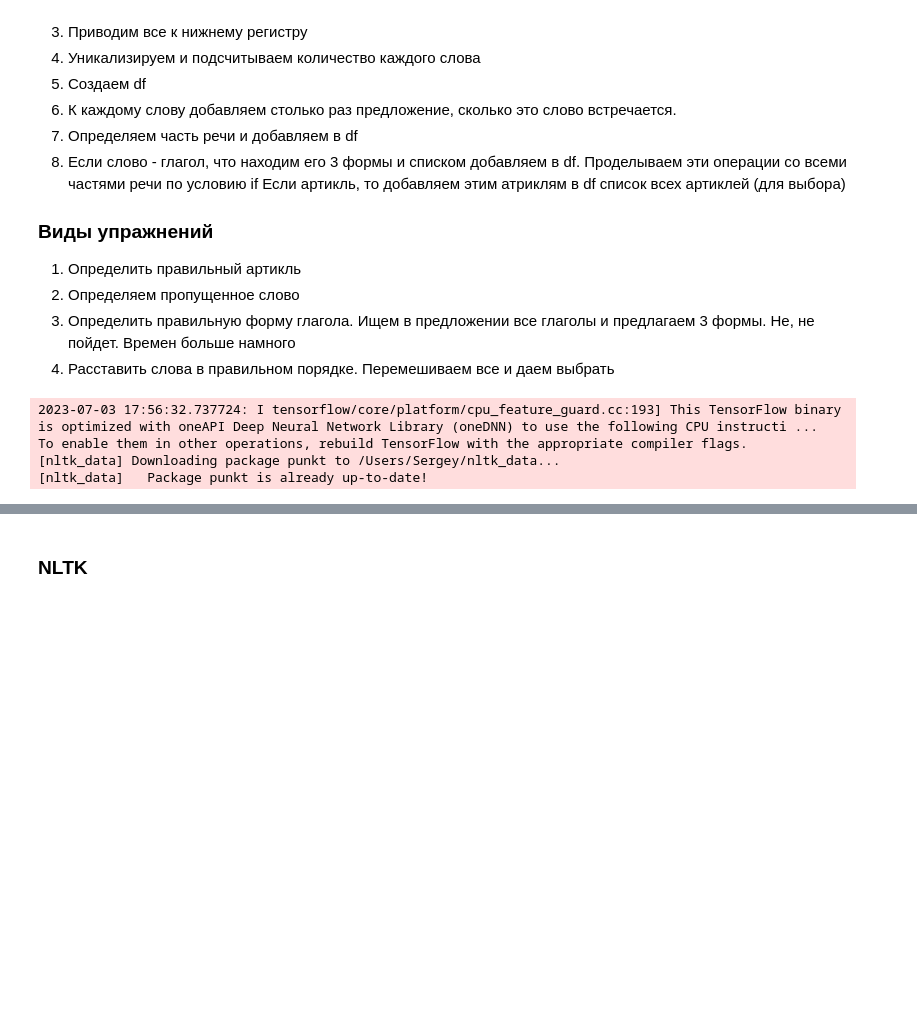
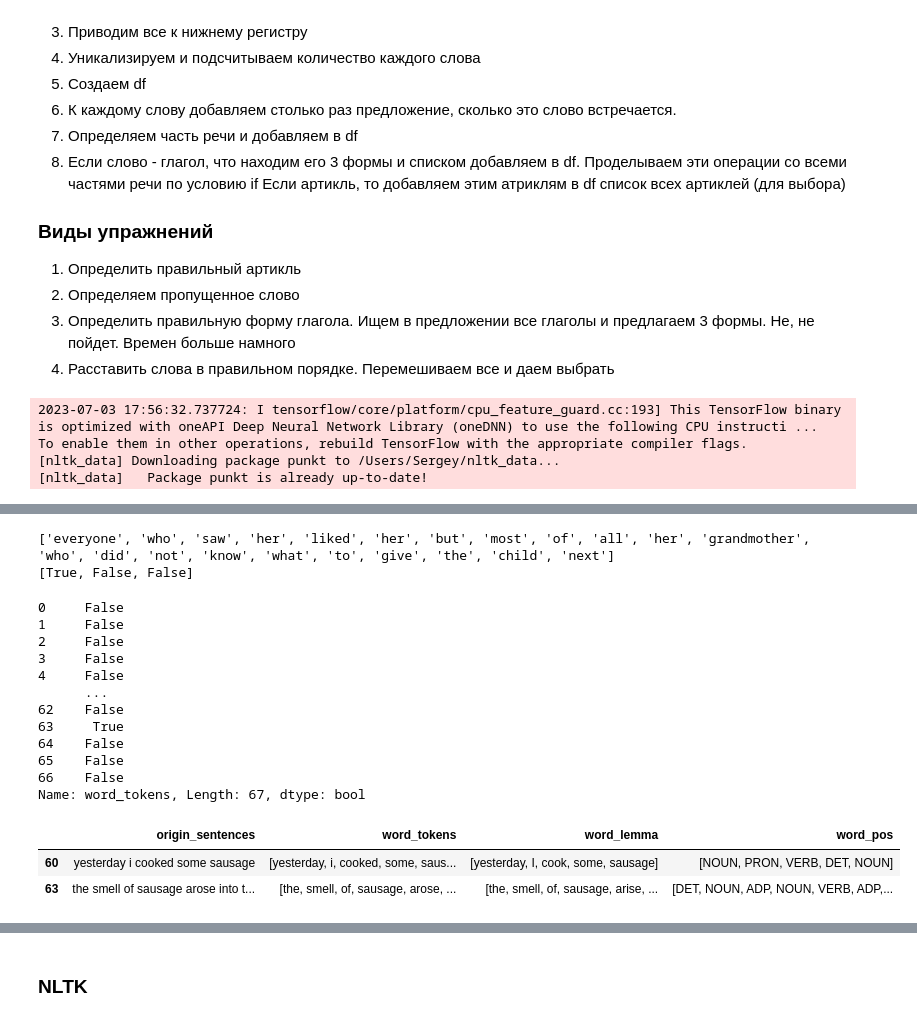
Before and after one commit to Sergey2015/English-learning-App, a Jupyter notebook: english 2.ipynb, the cells around one changed output, grey strips where cells are left out. Cells and saved outputs as stored; diff of their text form; code cells hidden in the pictures; blank space fills up the shorter version.

```diff
--- a/english 2.ipynb
+++ b/english 2.ipynb
@@ -120,3 +174,39 @@ df['word_pos'] = pos
+# %%
+aaa = ['the', 'a', 'an']
+print(df.word_tokens[1])
+print([i in df.word_tokens[1] for i in aaa])
+# %% [output]
+['everyone', 'who', 'saw', 'her', 'liked', 'her', 'but', 'most', 'of', 'all', 'her', 'grandmother', 'who', 'did', 'not', 'know', 'what', 'to', 'give', 'the', 'child', 'next']
+[True, False, False]
+# %%
+# df2 =df.loc[df.word_tokens.isin (['a', 'the', 'an']) ]
+# df2
+aaa=['sausage']
+#df['mask'] = df.apply(lambda x: any([x for aaa in df.word_tokens if x in aaa], axis=1))
+#mask = df.word_tokens.apply(lambda x: any(x in ['a', 'the', 'an'] for x in df.word_tokens))
+
+
+
+mask = df['word_tokens'].apply(lambda x: any([i in x for i in aaa]))
+print(df['word_tokens'].apply(lambda x: any([i in x for i in aaa])))
+df1 = df[mask]
+df1
+# %% [output]
+0     False
+1     False
+2     False
+3     False
+4     False
+      ...
+62    False
+63     True
+64    False
+65    False
+66    False
+Name: word_tokens, Length: 67, dtype: bool
+|  | origin_sentences | word_tokens | word_lemma | word_pos |
+| 60 | yesterday i cooked some sausage | [yesterday, i, cooked, some, saus... | [yesterday, I, cook, some, sausage] | [NOUN, PRON, VERB, DET, NOUN] |
+| 63 | the smell of sausage arose into t... | [the, smell, of, sausage, arose, ... | [the, smell, of, sausage, arise, ... | [DET, NOUN, ADP, NOUN, VERB, ADP,... |
 # %%
 df.head(5)
 # %%
```
Also changed, not shown: parts of 13 cells of this notebook, 1 other file.
